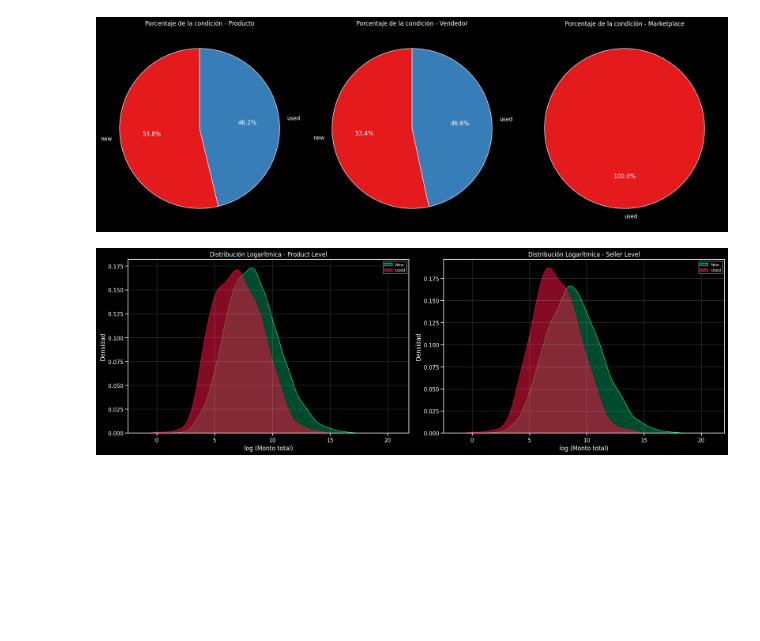
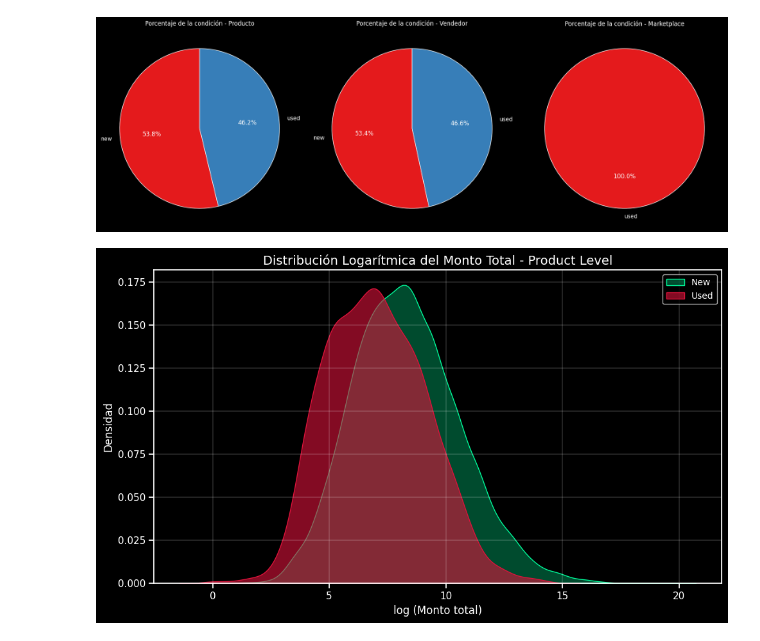
Before and after one commit to jorge-robledo11/MELI, a Jupyter notebook: notebooks/exploration/02_analisis_negocio.ipynb, the cells around one changed output. Saved outputs shown, nothing was run; the diff lists cells and outputs as text; code cells hidden in the pictures; blank space fills up the shorter version.

```diff
--- a/notebooks/exploration/02_analisis_negocio.ipynb
+++ b/notebooks/exploration/02_analisis_negocio.ipynb
@@ -233,62 +233,54 @@ plt.show()
 # %% [output]
 [figure]
 # %%
-# Define mapping of dataframes and corresponding group columns
-dataframes = {
-    'Product Level': (df_product, 'product_id'),
-    'Seller Level': (df_seller, 'seller_id')
-}
+# Convert Polars DataFrame to Pandas after aggregation
+df_plot = (
+    df_product.group_by('product_id')
+    .agg(
+        pl.col('total_amount').first().alias('total_amount'),
+        pl.col('condition').mode().first().alias('condition'),
+    )
+    .sort('total_amount', descending=True)
+).to_pandas()
 
-fig, axes = plt.subplots(1, 2, figsize=(18, 6))  # Create subplots for 3 dataframes
+# Apply log transformation to avoid log(0)
+df_plot['log_total_mount'] = np.log(df_plot['total_amount'])  # log(x)
 
-for ax, (title, (df, group_col)) in zip(axes, dataframes.items()):
-    # Convert Polars to Pandas after aggregation
-    df_plot = (
-        df.group_by(group_col)
-        .agg(
-            pl.col('total_amount').first().alias('total_amount'),
-            pl.col('condition').mode().first().alias('condition'),
-        )
-        .sort('total_amount', descending=True)
-    ).to_pandas()
+# Create figure
+plt.figure(figsize=(10, 6))
 
-    # Apply log transformation to avoid log(0)
-    df_plot['log_total_mount'] = np.log(df_plot['total_amount'])  # log(1 + x)
+# KDE for 'new' condition
+sns.kdeplot(
+    data=df_plot[df_plot['condition'] == 'new'],
+    x='log_total_mount',
+    label='New',
+    fill=True,
+    alpha=0.3,
+    color='mediumspringgreen',
+)
 
-    # KDE for 'new' condition
-    sns.kdeplot(
-        data=df_plot[df_plot['condition'] == 'new'],
-        x='log_total_mount',
-        label='New',
-        fill=True,
-        alpha=0.3,
-        color='mediumspringgreen',
-        ax=ax
-    )
+# KDE for 'used' condition
+sns.kdeplot(
+    data=df_plot[df_plot['condition'] == 'used'],
+    x='log_total_mount',
+    label='Used',
+    fill=True,
+    alpha=0.6,
+    color='crimson',
+)
 
-    # KDE for 'used' condition
-    sns.kdeplot(
-        data=df_plot[df_plot['condition'] == 'used'],
-        x='log_total_mount',
-        label='Used',
-        fill=True,
-        alpha=0.6,
-        color='crimson',
-        ax=ax
-    )
+# Customize plot
+plt.title('Distribución Logarítmica del Monto Total - Product Level', fontsize=14)
+plt.xlabel('log (Monto total)', fontsize=12)
+plt.ylabel('Densidad', fontsize=12)
+plt.legend(fontsize=10)
+plt.grid(color='white', linewidth=0.2)
 
-    # Customize subplot
-    ax.set_title(f'Distribución Logarítmica - {title}')
-    ax.set_xlabel('log (Monto total)')
-    ax.set_ylabel('Densidad')
-    ax.legend(fontsize=8)
-    ax.grid(color='white', linewidth=0.2)
-
-# Adjust layout
+# Adjust layout and show
 plt.tight_layout()
 plt.show()
 # %% [output]
-[figure, old version]
+[figure, new version]
 # %%
 # Define mapping of dataframes and their corresponding colors
 dataframes = {
```
Also changed, not shown: parts of 2 cells of this notebook, 1 other file.
